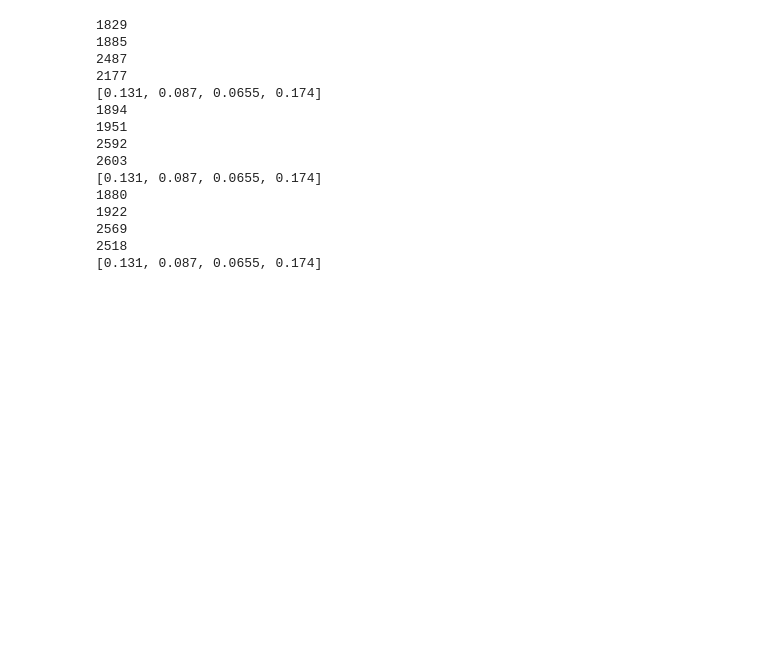
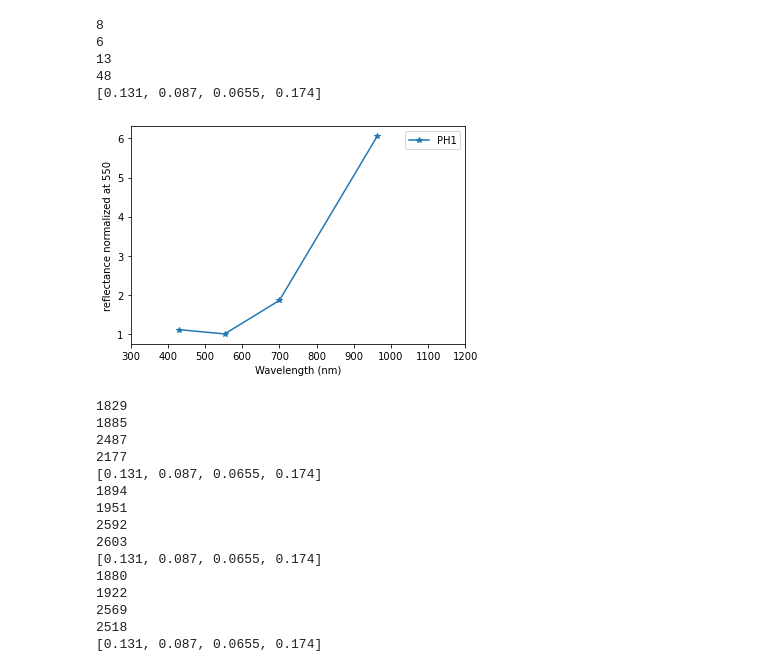
Before and after one commit to akihirohattori/preprocess, a Jupyter notebook: make_spectrum.ipynb, the cells around one changed output. Cells and saved outputs as stored; diff of their text form; code cells hidden in the pictures; blank space fills up the shorter version.

```diff
--- a/make_spectrum.ipynb
+++ b/make_spectrum.ipynb
@@ -203,4 +195,21 @@ def conversion_ref_coord(image_filelist, x, y):
         # result.append(((data[i][y][x] / t[i]) / base)  )
     print(t)
     return result
+# %%
+target_files1 = "../output_perspective/_24505*.fits"
+image_files1 = sorted(glob.glob(target_files1))
+a = conversion_ref_coord(image_files1, 95, 47)
+plt.plot(wave_length, a, marker = "*", label = "PH1")
+plt.xlabel('Wavelength (nm)')
+plt.xlim(300, 1200)
+plt.ylabel('reflectance normalized at 550')
+plt.legend(loc = 'upper right')
+plt.show()
+# %% [output]
+8
+6
+13
+48
+[0.131, 0.087, 0.0655, 0.174]
+[figure, added]
 # %%
```
Also changed, not shown: parts of 12 cells of this notebook, 6 other files.
